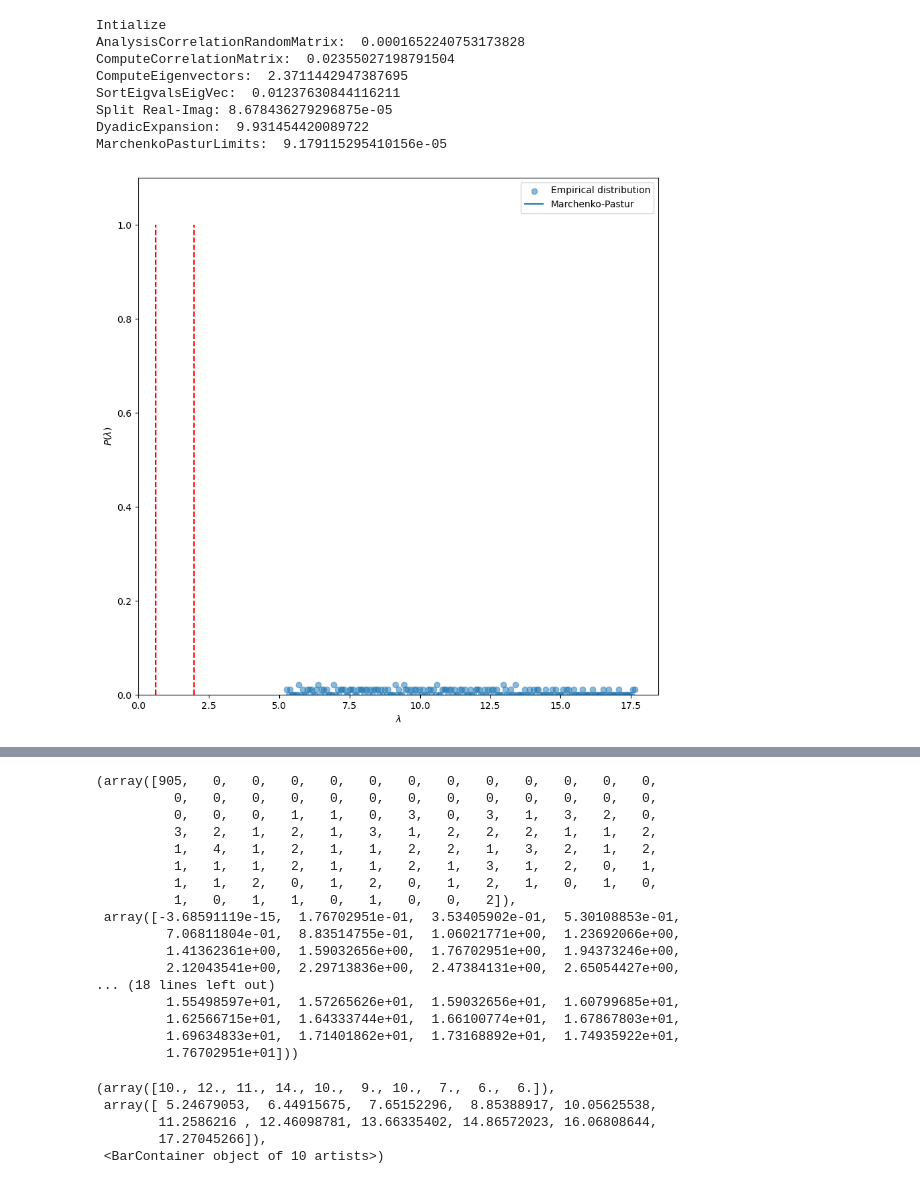
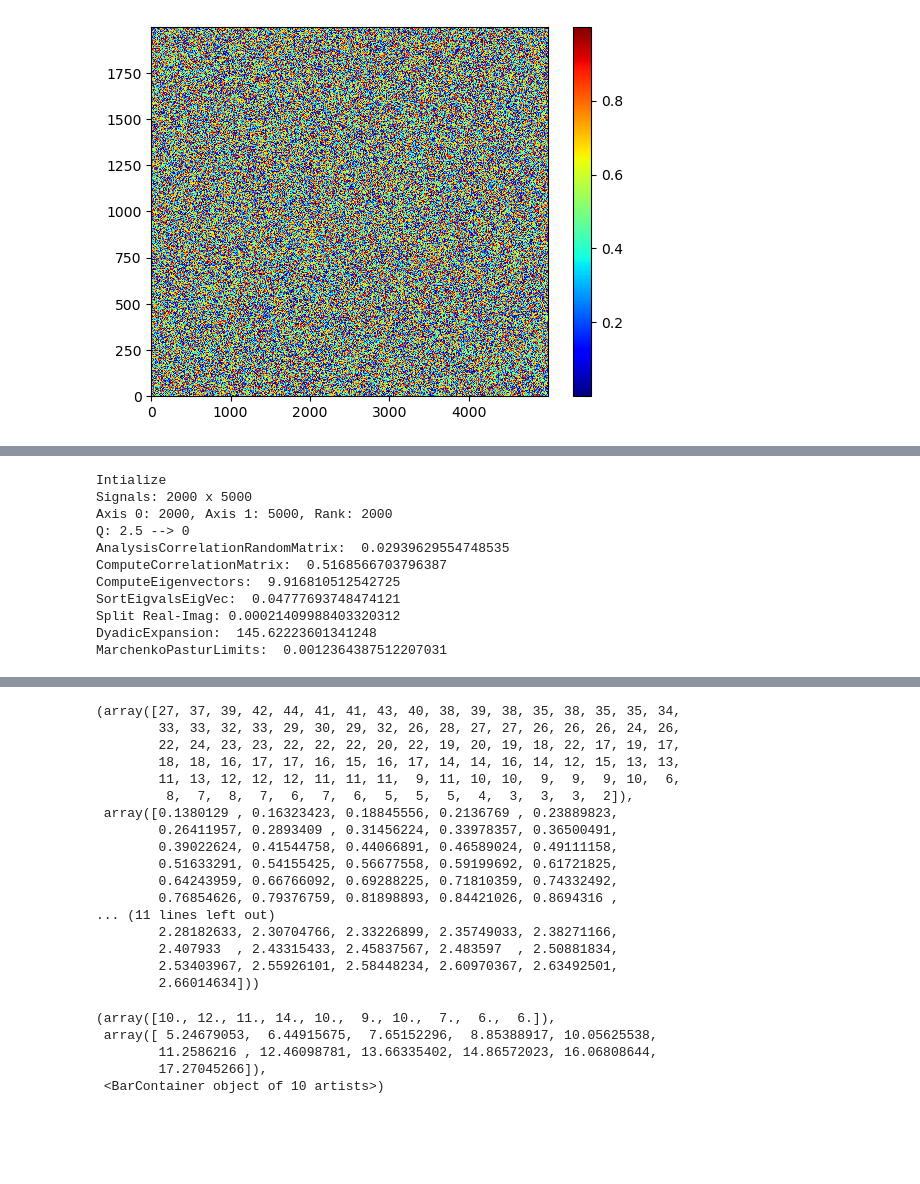
Before and after one commit to physycom/city-pro, a Jupyter notebook: python/work_mdt/RMTAnalysis.ipynb, the cells around one changed output, grey strips where cells are left out. Drawn from its saved outputs; the diff is of its cells as text; code cells hidden in the pictures; blank space fills up the shorter version.

```diff
--- a/python/work_mdt/RMTAnalysis.ipynb
+++ b/python/work_mdt/RMTAnalysis.ipynb
@@ -3,48 +3,45 @@ from RMTAnalysis import *
 import time
 import os
 PlotDir = os.getcwd()
-Sources = 1000
-TimeIntervals = 96
+Sources = 2000
+TimeIntervals = 5000
 Signal = np.random.rand(Sources,TimeIntervals)
-
+from matplotlib import pyplot as plt
+plt.imshow(Signal,aspect='auto',interpolation='none',cmap='jet',origin='lower')
+plt.colorbar()
+plt.show()
+plt.hist(np.reshape(Signal,(Sources*TimeIntervals,1)))
+plt.show()
 print("Intialize")
 t0 = time.time()
 RMA = AnalysisCorrelationRandomMatrix(Signal,PlotDir)
 print("AnalysisCorrelationRandomMatrix: ",time.time()-t0)
 # NOTE: Returns Also The Correlation Matrix
 t0 = time.time()
 RMA.ComputeCorrelationMatrix()
 print("ComputeCorrelationMatrix: ",time.time()-t0)
 # Expansive Computations
 #    RMA.ComputeEigenvalues()
 t0 = time.time()
 RMA.ComputeEigenvectorsAndEigenValues()
 print("ComputeEigenvectors: ",time.time()-t0)
 t0 = time.time()
 RMA.SortEigvalsEigVec()
 t1 = time.time()
 print("SortEigvalsEigVec: ",t1-t0)
 t0 = time.time()
 RMA.SplitRealAndImaginary()
 t1 = time.time()
 print("Split Real-Imag:",t1-t0)
 #
 t0 = time.time()
 RMA.ComputeDyadicExpansion()
 print("DyadicExpansion: ",time.time()-t0)
 t0 = time.time()
 RMA.MarchenkoPasturLimits()
 print("MarchenkoPasturLimits: ",time.time()-t0)
 RMA.PlotAnalysis()
 
 RMA.ComputeDistributionLambda()
 # %% [output]
-Intialize
-AnalysisCorrelationRandomMatrix:  0.0001652240753173828
-ComputeCorrelationMatrix:  0.02355027198791504
-ComputeEigenvectors:  2.3711442947387695
-SortEigvalsEigVec:  0.01237630844116211
-Split Real-Imag: 8.678436279296875e-05
-DyadicExpansion:  9.931454420089722
-MarchenkoPasturLimits:  9.179115295410156e-05
-[figure, old version]
+[figure, new version]
@@ -51,0 +49,11 @@ MarchenkoPasturLimits:  9.179115295410156e-05
+Intialize
+Signals: 2000 x 5000
+Axis 0: 2000, Axis 1: 5000, Rank: 2000
+Q: 2.5 --> 0
+AnalysisCorrelationRandomMatrix:  0.02939629554748535
+ComputeCorrelationMatrix:  0.5168566703796387
+ComputeEigenvectors:  9.916810512542725
+SortEigvalsEigVec:  0.04777693748474121
+Split Real-Imag: 0.00021409988403320312
+DyadicExpansion:  145.62223601341248
+MarchenkoPasturLimits:  0.0012364387512207031
@@ -52,20 +62,20 @@ MarchenkoPasturLimits:  9.179115295410156e-05
-(array([905,   0,   0,   0,   0,   0,   0,   0,   0,   0,   0,   0,   0,
-          0,   0,   0,   0,   0,   0,   0,   0,   0,   0,   0,   0,   0,
-          0,   0,   0,   1,   1,   0,   3,   0,   3,   1,   3,   2,   0,
-          3,   2,   1,   2,   1,   3,   1,   2,   2,   2,   1,   1,   2,
-          1,   4,   1,   2,   1,   1,   2,   2,   1,   3,   2,   1,   2,
-          1,   1,   1,   2,   1,   1,   2,   1,   3,   1,   2,   0,   1,
-          1,   1,   2,   0,   1,   2,   0,   1,   2,   1,   0,   1,   0,
-          1,   0,   1,   1,   0,   1,   0,   0,   2]),
- array([-3.68591119e-15,  1.76702951e-01,  3.53405902e-01,  5.30108853e-01,
-         7.06811804e-01,  8.83514755e-01,  1.06021771e+00,  1.23692066e+00,
-         1.41362361e+00,  1.59032656e+00,  1.76702951e+00,  1.94373246e+00,
-         2.12043541e+00,  2.29713836e+00,  2.47384131e+00,  2.65054427e+00,
-... (18 lines left out)
-         1.55498597e+01,  1.57265626e+01,  1.59032656e+01,  1.60799685e+01,
-         1.62566715e+01,  1.64333744e+01,  1.66100774e+01,  1.67867803e+01,
-         1.69634833e+01,  1.71401862e+01,  1.73168892e+01,  1.74935922e+01,
-         1.76702951e+01]))
+(array([27, 37, 39, 42, 44, 41, 41, 43, 40, 38, 39, 38, 35, 38, 35, 35, 34,
+        33, 33, 32, 33, 29, 30, 29, 32, 26, 28, 27, 27, 26, 26, 26, 24, 26,
+        22, 24, 23, 23, 22, 22, 22, 20, 22, 19, 20, 19, 18, 22, 17, 19, 17,
+        18, 18, 16, 17, 17, 16, 15, 16, 17, 14, 14, 16, 14, 12, 15, 13, 13,
+        11, 13, 12, 12, 12, 11, 11, 11,  9, 11, 10, 10,  9,  9,  9, 10,  6,
+         8,  7,  8,  7,  6,  7,  6,  5,  5,  5,  4,  3,  3,  3,  2]),
+ array([0.1380129 , 0.16323423, 0.18845556, 0.2136769 , 0.23889823,
+        0.26411957, 0.2893409 , 0.31456224, 0.33978357, 0.36500491,
+        0.39022624, 0.41544758, 0.44066891, 0.46589024, 0.49111158,
+        0.51633291, 0.54155425, 0.56677558, 0.59199692, 0.61721825,
+        0.64243959, 0.66766092, 0.69288225, 0.71810359, 0.74332492,
+        0.76854626, 0.79376759, 0.81898893, 0.84421026, 0.8694316 ,
+... (11 lines left out)
+        2.28182633, 2.30704766, 2.33226899, 2.35749033, 2.38271166,
+        2.407933  , 2.43315433, 2.45837567, 2.483597  , 2.50881834,
+        2.53403967, 2.55926101, 2.58448234, 2.60970367, 2.63492501,
+        2.66014634]))
 # %%
 fig,ax = plt.subplots()
 ax.hist(RMA.SortedEigenvaluseShiftedScaledReal[RMA.SortedEigenvaluseShiftedScaledReal>0.01])
```
Also changed, not shown: parts of 1 cell of this notebook, 57 other files.
